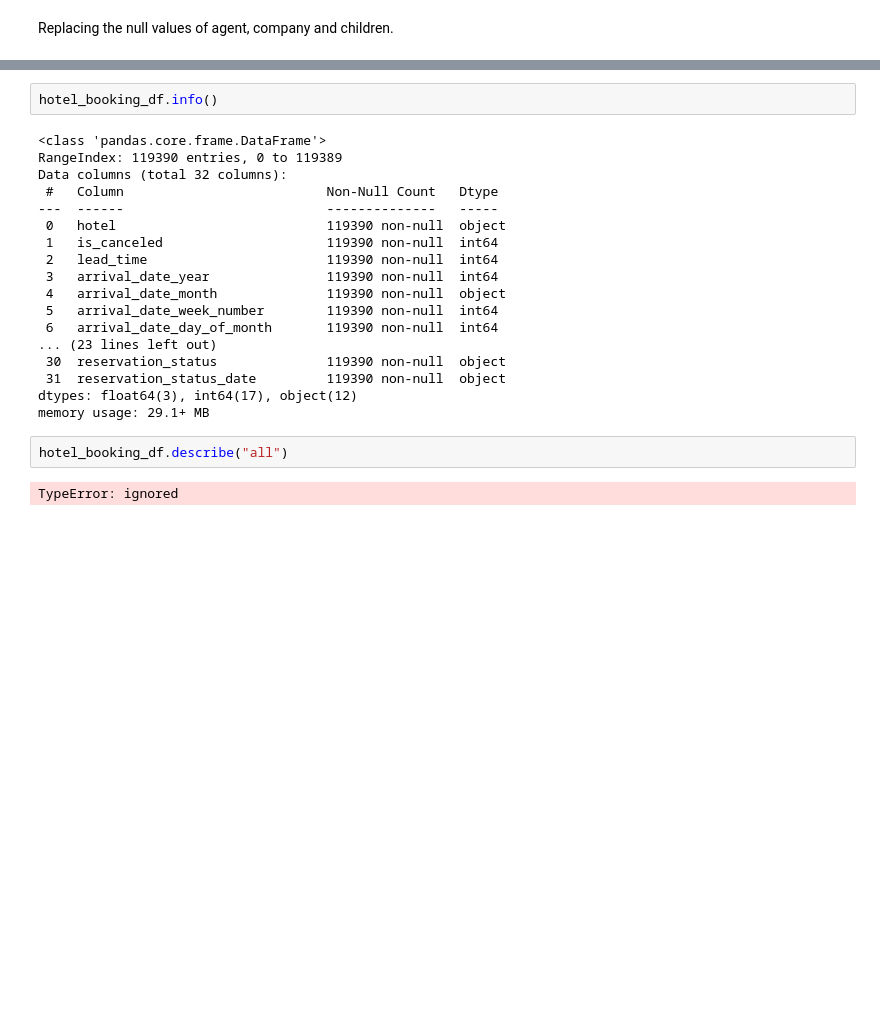
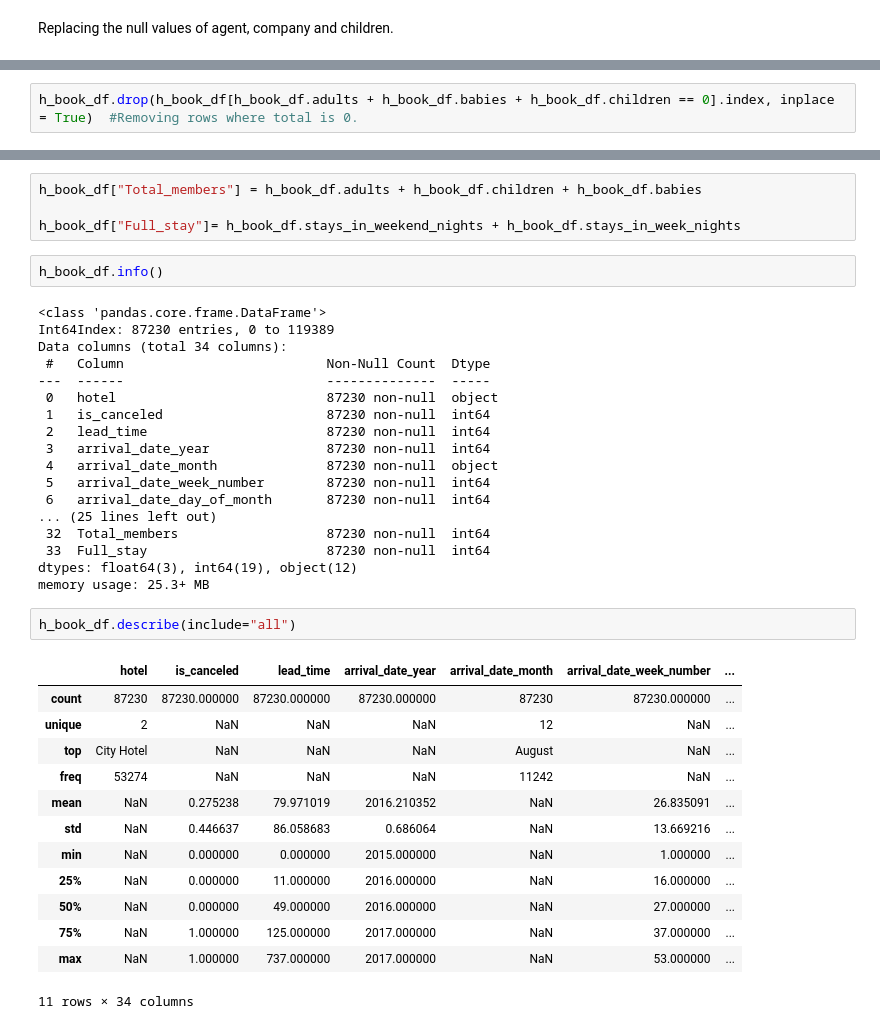
Before and after one commit to aksfasale/eda_hotel_booking, a Jupyter notebook: Hotel_Booking_Analysis_Capstone_Project.ipynb, the cells around one changed output, grey strips where cells are left out. Drawn from its saved outputs; the diff is of its cells as text; blank space fills up the shorter version.

```diff
--- a/Hotel_Booking_Analysis_Capstone_Project.ipynb
+++ b/Hotel_Booking_Analysis_Capstone_Project.ipynb
@@ -149,0 +239,2 @@ hotel_booking_df['country'].fillna('OTHERS',inplace=True)
+# %%
+h_book_df.drop(h_book_df[h_book_df.adults + h_book_df.babies + h_book_df.children == 0].index, inplace = True)  #Removing rows where total is 0.
@@ -150,24 +243,40 @@ hotel_booking_df['country'].fillna('OTHERS',inplace=True)
+# %%
+h_book_df["Total_members"] = h_book_df.adults + h_book_df.children + h_book_df.babies
+
+h_book_df["Full_stay"]= h_book_df.stays_in_weekend_nights + h_book_df.stays_in_week_nights
 # %%
-hotel_booking_df.info()
+h_book_df.info()
 # %% [output]
 <class 'pandas.core.frame.DataFrame'>
-RangeIndex: 119390 entries, 0 to 119389
-Data columns (total 32 columns):
- #   Column                          Non-Null Count   Dtype
----  ------                          --------------   -----
- 0   hotel                           119390 non-null  object
- 1   is_canceled                     119390 non-null  int64
- 2   lead_time                       119390 non-null  int64
- 3   arrival_date_year               119390 non-null  int64
- 4   arrival_date_month              119390 non-null  object
- 5   arrival_date_week_number        119390 non-null  int64
- 6   arrival_date_day_of_month       119390 non-null  int64
-... (23 lines left out)
- 30  reservation_status              119390 non-null  object
- 31  reservation_status_date         119390 non-null  object
-dtypes: float64(3), int64(17), object(12)
-memory usage: 29.1+ MB
+Int64Index: 87230 entries, 0 to 119389
+Data columns (total 34 columns):
+ #   Column                          Non-Null Count  Dtype
+---  ------                          --------------  -----
+ 0   hotel                           87230 non-null  object
+ 1   is_canceled                     87230 non-null  int64
+ 2   lead_time                       87230 non-null  int64
+ 3   arrival_date_year               87230 non-null  int64
+ 4   arrival_date_month              87230 non-null  object
+ 5   arrival_date_week_number        87230 non-null  int64
+ 6   arrival_date_day_of_month       87230 non-null  int64
+... (25 lines left out)
+ 32  Total_members                   87230 non-null  int64
+ 33  Full_stay                       87230 non-null  int64
+dtypes: float64(3), int64(19), object(12)
+memory usage: 25.3+ MB
 # %%
-hotel_booking_df.describe("all")
+h_book_df.describe(include="all")
 # %% [output]
+|  | hotel | is_canceled | lead_time | arrival_date_year | arrival_date_month | arrival_date_week_number | ... |
+| count | 87230 | 87230.000000 | 87230.000000 | 87230.000000 | 87230 | 87230.000000 | ... |
+| unique | 2 | NaN | NaN | NaN | 12 | NaN | ... |
+| top | City Hotel | NaN | NaN | NaN | August | NaN | ... |
+| freq | 53274 | NaN | NaN | NaN | 11242 | NaN | ... |
+| mean | NaN | 0.275238 | 79.971019 | 2016.210352 | NaN | 26.835091 | ... |
+| std | NaN | 0.446637 | 86.058683 | 0.686064 | NaN | 13.669216 | ... |
+| min | NaN | 0.000000 | 0.000000 | 2015.000000 | NaN | 1.000000 | ... |
+| 25% | NaN | 0.000000 | 11.000000 | 2016.000000 | NaN | 16.000000 | ... |
+| 50% | NaN | 0.000000 | 49.000000 | 2016.000000 | NaN | 27.000000 | ... |
+| 75% | NaN | 1.000000 | 125.000000 | 2017.000000 | NaN | 37.000000 | ... |
+| max | NaN | 1.000000 | 737.000000 | 2017.000000 | NaN | 53.000000 | ... |
-TypeError: ignored
+11 rows × 34 columns
```
Also changed, not shown: parts of 25 cells of this notebook.
